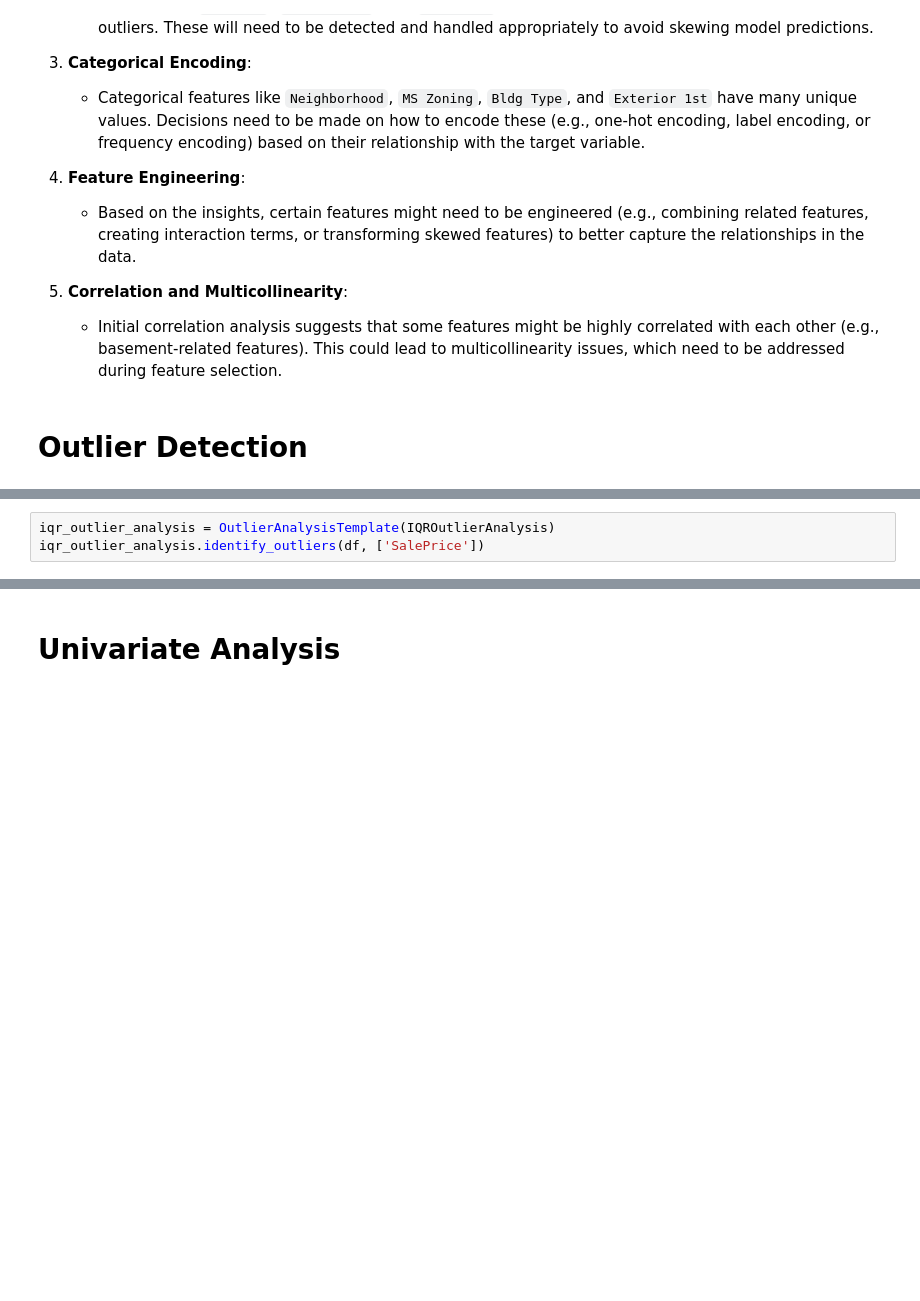
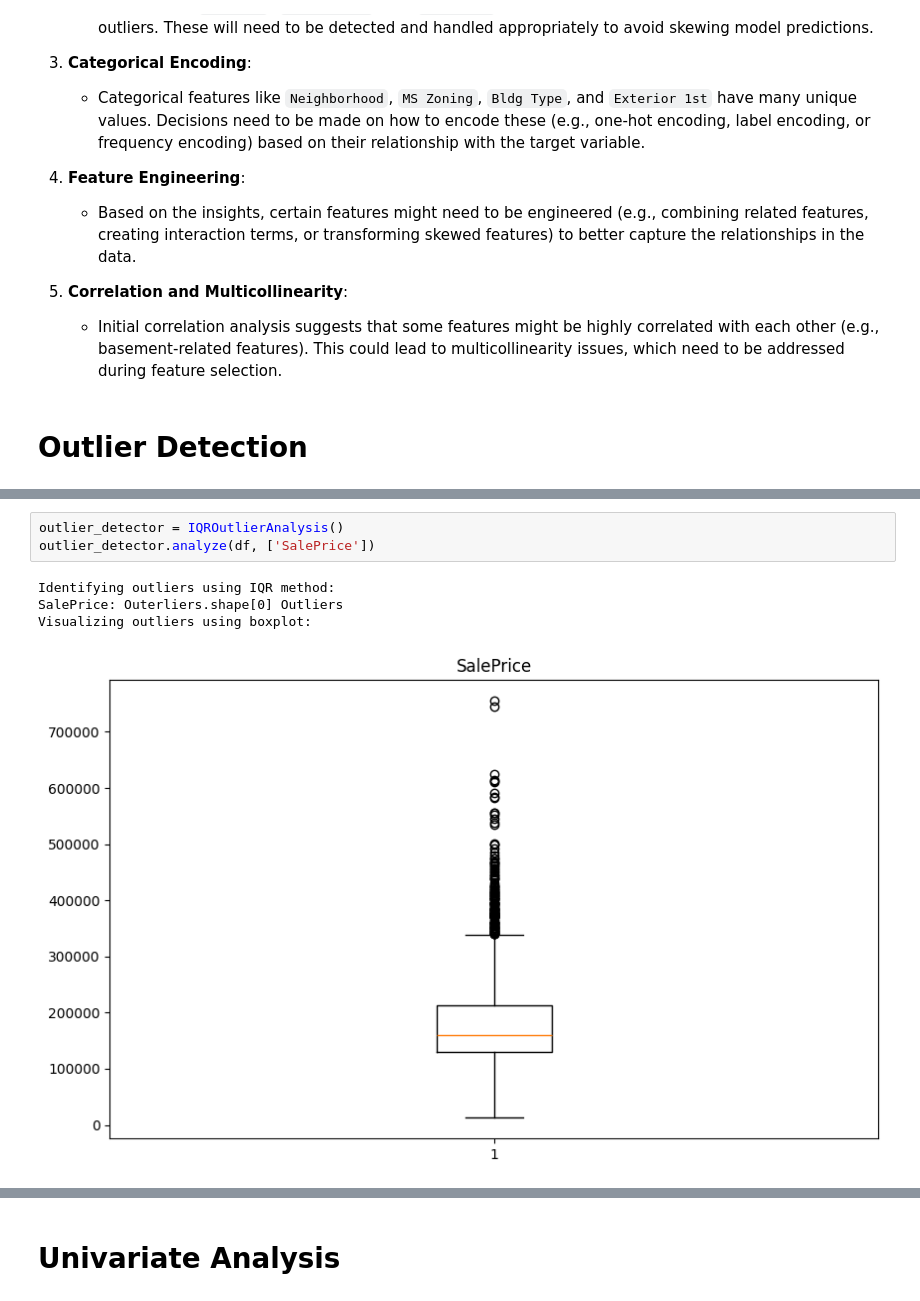
Before and after one commit to Ashutosh-Jarag/House-prices-Prediction, a Jupyter notebook: analysis/EDA.ipynb, the cells around one changed output, grey strips where cells are left out. Drawn from its saved outputs; the diff is of its cells as text; blank space fills up the shorter version.

Commit message:
analysis complete

```diff
--- a/analysis/EDA.ipynb
+++ b/analysis/EDA.ipynb
@@ -327,3 +363,8 @@ Visualizing Missing Values...
 # %%
-iqr_outlier_analysis = OutlierAnalysisTemplate(IQROutlierAnalysis)
-iqr_outlier_analysis.identify_outliers(df, ['SalePrice'])
+outlier_detector = IQROutlierAnalysis()
+outlier_detector.analyze(df, ['SalePrice'])
+# %% [output]
+Identifying outliers using IQR method:
+SalePrice: Outerliers.shape[0] Outliers
+Visualizing outliers using boxplot:
+[figure, added]
```
Also changed, not shown: parts of 5 cells of this notebook, 3 other files.
